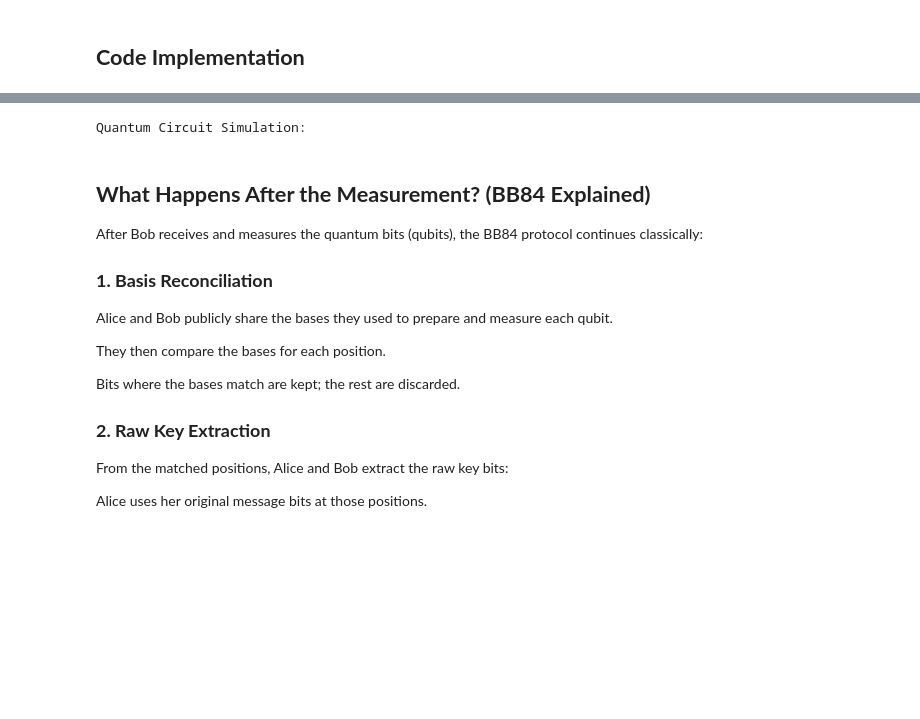
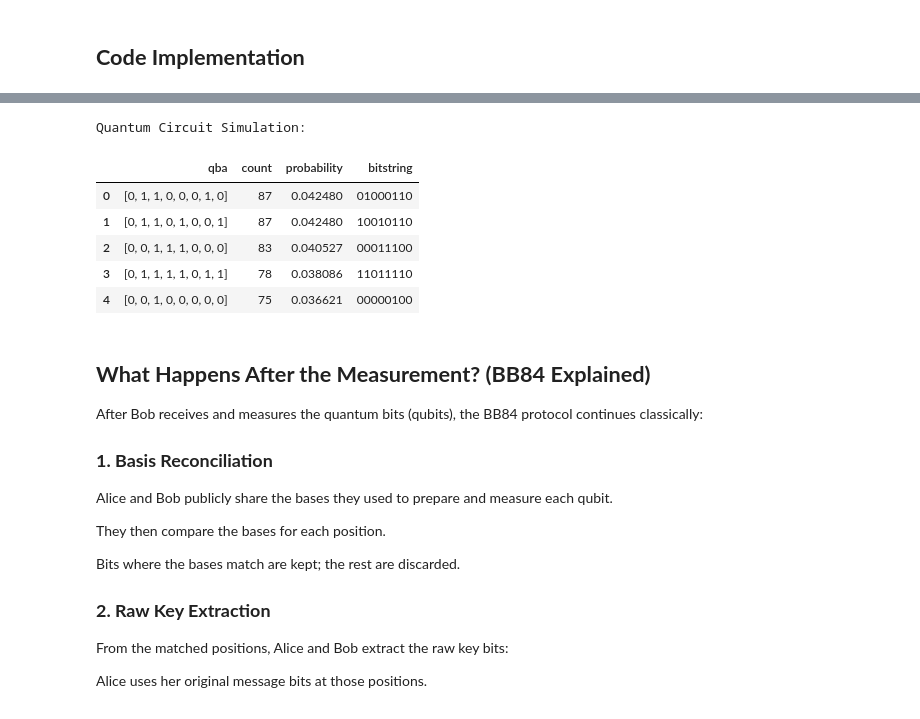
Before and after one commit to Classiq/classiq-library, a Jupyter notebook: community/paper_implementation_project/bb84/bb84_implementation.ipynb, the cells around one changed output, grey strips where cells are left out. Cells and saved outputs as stored; diff of their text form; code cells hidden in the pictures; blank space fills up the shorter version.

```diff
--- a/community/paper_implementation_project/bb84/bb84_implementation.ipynb
+++ b/community/paper_implementation_project/bb84/bb84_implementation.ipynb
@@ -127,17 +124,10 @@ qmod = create_model(main, out_file="bb84_implementation")
 # %%
 # ===============================
-# Set Execution Preferences
+# Synthesis and Execution Preferences
 # ===============================
-from classiq.execution import ExecutionPreferences
-
+# Synthesize from the main function and set execution preferences
+qprog = synthesize(main)
 execution_preferences = ExecutionPreferences(num_shots=2048)
-qmod = set_execution_preferences(qmod, execution_preferences)
-# %%
-# ===============================
-# Circuit Synthesis and Execution
-# ===============================
-# Synthesize the quantum circuit to an executable form
-qprog = synthesize(qmod)
 # %%
 # Visualize the generated quantum circuit
 show(qprog)
@@ -144,16 +137,23 @@ show(qprog)
 # %% [markdown]
 ![2w2O3SXlUNxu6EC3QSjSvHCGwpt.jpg](attachment:2w2O3SXlUNxu6EC3QSjSvHCGwpt.jpg)
-# %%
-job = execute(qprog)
+# %%
+with ExecutionSession(qprog, execution_preferences=execution_preferences) as es:
+    job = es.sample()
 # %%
 # ===============================
 # Results Processing
 # ===============================
 # Fetch and print results from the quantum execution
 print("Quantum Circuit Simulation:")
-results = job.get_sample_result().parsed_counts
+job.dataframe.head()
 # %% [output]
 Quantum Circuit Simulation:
+|  | qba | count | probability | bitstring |
+| 0 | [0, 1, 1, 0, 0, 0, 1, 0] | 87 | 0.042480 | 01000110 |
+| 1 | [0, 1, 1, 0, 1, 0, 0, 1] | 87 | 0.042480 | 10010110 |
+| 2 | [0, 0, 1, 1, 1, 0, 0, 0] | 83 | 0.040527 | 00011100 |
+| 3 | [0, 1, 1, 1, 1, 0, 1, 1] | 78 | 0.038086 | 11011110 |
+| 4 | [0, 0, 1, 0, 0, 0, 0, 0] | 75 | 0.036621 | 00000100 |
 # %% [markdown]
 ## **What Happens After the Measurement? (BB84 Explained)**
 After Bob receives and measures the quantum bits (qubits), the BB84 protocol continues classically:
```
Also changed, not shown: parts of 4 cells of this notebook, 45 other files.
